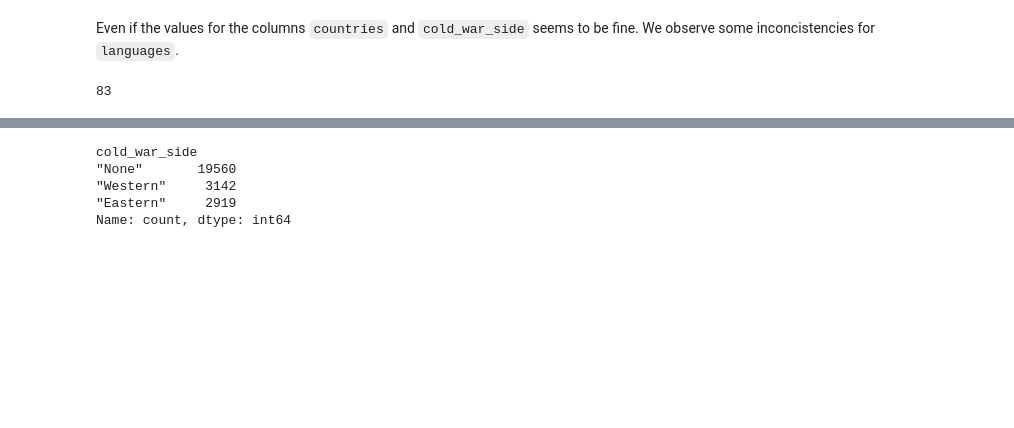
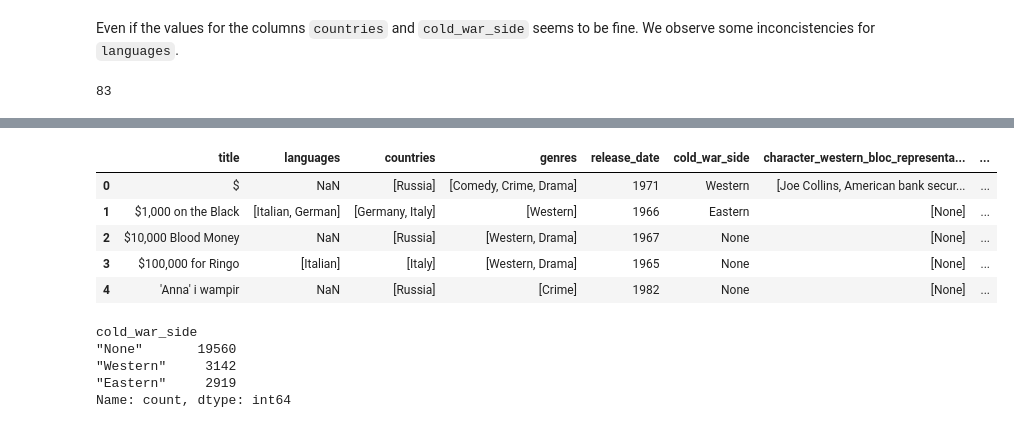
Before and after one commit to epfl-ada/ada-2024-project-datamigos, a Jupyter notebook: preprocessing.ipynb, the cells around one changed output, grey strips where cells are left out. Saved outputs shown, nothing was run; the diff lists cells and outputs as text; code cells hidden in the pictures; blank space fills up the shorter version.

Commit message:
remove useless columns and add constants

```diff
--- a/preprocessing.ipynb
+++ b/preprocessing.ipynb
@@ -334,5 +334,16 @@ movies.head()
 | 2 | NaN | NaN | $10,000 Blood Money | NaN | [Russia] | [Western, Drama] | NaN | 1967 | NaN | ... |
 | 3 | NaN | NaN | $100,000 for Ringo | [Italian] | [Italy] | [Western, Drama] | [spaghetti western, whipping] | 1965 | 98.0 | ... |
 | 4 | NaN | NaN | 'Anna' i wampir | NaN | [Russia] | [Crime] | NaN | 1982 | NaN | ... |
+# %%
+# deleted unnecessary columns
+movies = movies.drop(columns=['wikipedia_id', 'freebase_id', 'keywords', 'runtime', 'plot_summary'])
+movies.head()
+# %% [output]
+|  | title | languages | countries | genres | release_date | cold_war_side | character_western_bloc_representa... | ... |
+| 0 | $ | NaN | [Russia] | [Comedy, Crime, Drama] | 1971 | Western | [Joe Collins, American bank secur... | ... |
+| 1 | $1,000 on the Black | [Italian, German] | [Germany, Italy] | [Western] | 1966 | Eastern | [None] | ... |
+| 2 | $10,000 Blood Money | NaN | [Russia] | [Western, Drama] | 1967 | None | [None] | ... |
+| 3 | $100,000 for Ringo | [Italian] | [Italy] | [Western, Drama] | 1965 | None | [None] | ... |
+| 4 | 'Anna' i wampir | NaN | [Russia] | [Crime] | 1982 | None | [None] | ... |
 # %%
 movies["cold_war_side"] = movies["cold_war_side"].apply(lambda x: f'"{x}"')
```
Also changed, not shown: parts of 4 cells of this notebook, 2 other files.
